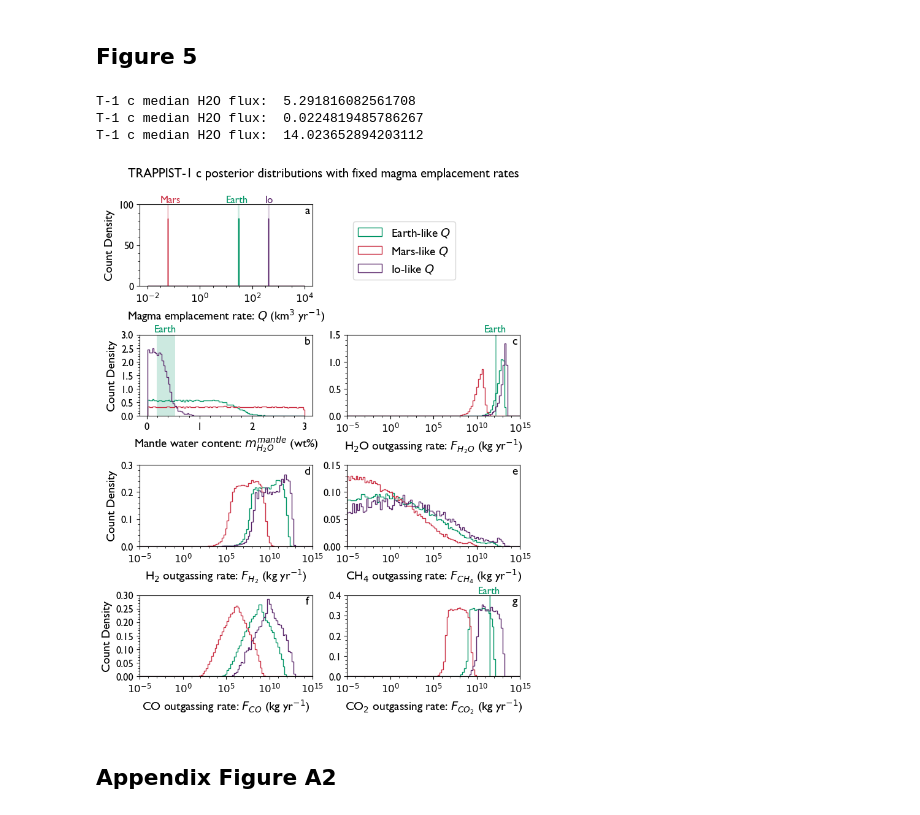
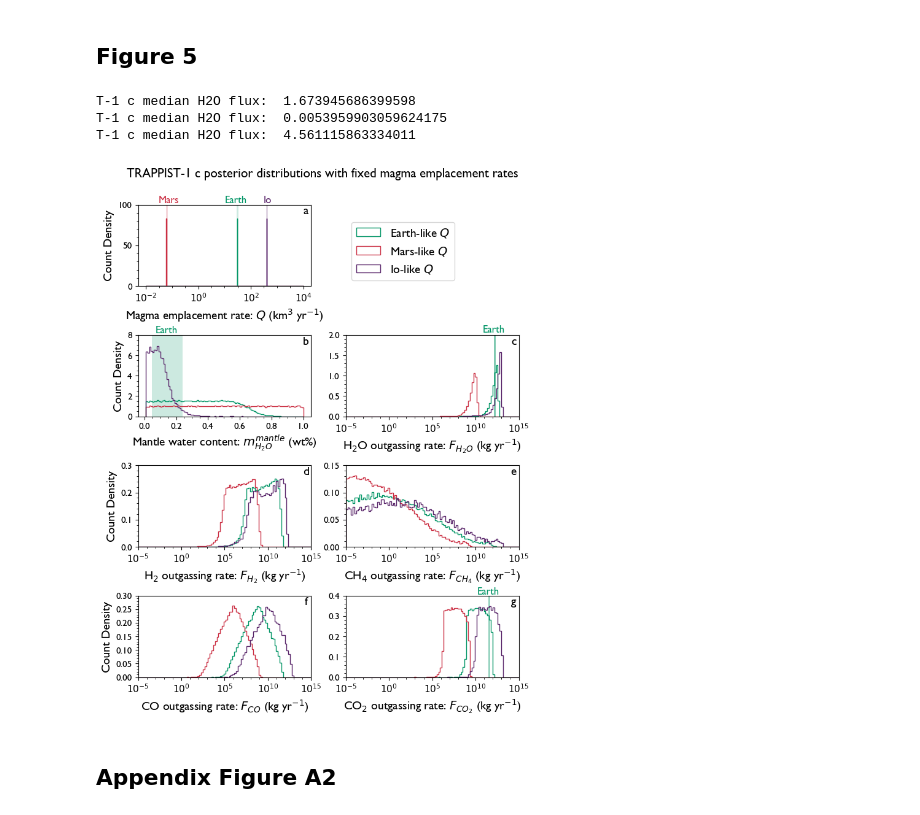
Before and after one commit to trentagon/trout, a Jupyter notebook: plot_SS_data.ipynb, the cells around one changed output. Saved outputs shown, nothing was run; the diff lists cells and outputs as text; code cells hidden in the pictures.

```diff
--- a/plot_SS_data.ipynb
+++ b/plot_SS_data.ipynb
@@ -75,15 +75,15 @@ for i in range(len(var_names)):
 
         match var_name:
             case "m_H2O_mantle":
-                ax[i].hist(var*100,label=planet_labels[j],bins=np.linspace(0.01,3,binnum),density=dent, alpha = al,histtype='step',linewidth=lw,color=col)
+                ax[i].hist(var*100,label=planet_labels[j],bins=np.linspace(0.01,1,binnum),density=dent, alpha = al,histtype='step',linewidth=lw,color=col)
 
                 if j == 0:
-                    x_start = 0.18
-                    x_end = 0.54
+                    x_start = 0.049
+                    x_end = 0.24
                     ax[i].axvspan(x_start, x_end, facecolor=col_earth, alpha=0.2, edgecolor='none')
-                    ax[i].text(x_start - 0.04, 3.1, 'Earth', color=col_earth, fontsize=ss_fs)
-                    ax[i].set_ylim((0,3))
-                    ax[i].set_yticks((0,0.5,1,1.5,2,2.5,3))
+                    ax[i].text(0.07, 8.2, 'Earth', color=col_earth, fontsize=ss_fs)
+                    ax[i].set_ylim((0,8))
+                    ax[i].set_yticks((0,2,4,6,8))
 
             case "Q":
                 ax[i].hist(np.log10(var.astype(float)),label=planet_labels[j],
@@ -119,12 +119,12 @@ for i in range(len(var_names)):
                     x_start = 1.35e12
                     x_end = 2.07e12
                     ax[i].axvspan(np.log10(x_start), np.log10(x_end), facecolor=col_earth, alpha=0.5,edgecolor='none')
-                    ax[i].text(np.log10(x_start*0.05), 1.55, 'Earth', color=col_earth, fontsize=ss_fs)
+                    ax[i].text(np.log10(x_start*0.05), 2.07, 'Earth', color=col_earth, fontsize=ss_fs)
                     ax[i].set_xlim((-5,15))
                     ax[i].set_xticks((-5,0,5,10,15))
 
-                    ax[i].set_ylim((0,1.5))
-                    ax[i].set_yticks((0,0.5,1,1.5))
+                    ax[i].set_ylim((0,2))
+                    ax[i].set_yticks((0,0.5,1,1.5,2))
 
             case "H2_flux":
                 ax[i].hist(np.log10(var[var > 0].astype(float)),bins=np.linspace(-5,15,binnum),label=planet_labels[j],
@@ -188,37 +188,37 @@ for i in range(len(var_names)):
                     ax[i].text(np.log10(x_start*0.05), 0.4075, 'Earth', color=col_earth, fontsize=ss_fs)
                     ax[i].set_xlim((-5,15))
                     ax[i].set_xticks((-5,0,5,10,15))
                     ax[i].set_ylim((0,0.4))
                     ax[i].set_yticks((0,0.1,0.2,0.3,0.4))
 
     #ax[i].yaxis.set_major_formatter(ScalarFormatter(useMathText=True))
     #ax[i].ticklabel_format(axis='y', style='sci', scilimits=(100, 1000))
 
 
 ax[0].set_ylabel("Count Density",fontsize = l_fs)
 ax[2].set_ylabel("Count Density",fontsize = l_fs)
 ax[4].set_ylabel("Count Density",fontsize = l_fs)
 ax[6].set_ylabel("Count Density",fontsize = l_fs)
 handles, labels = ax[0].get_legend_handles_labels()  # Get handles and labels from the first axis
 ax[1].legend(handles, labels, ncol=1, columnspacing=2 , labelspacing=0.5, fontsize=l_fs, loc='lower left')
 ax[1].axis("off")
 
 label_index = 0  # Initialize label index
 for i, axi in enumerate(ax):
     if i == 1:  # Skip the axis that was turned off
         continue
     label = string.ascii_lowercase[label_index]
     axi.text(0.97, 0.92, f"{label}", transform=axi.transAxes, va='center', ha='center', fontsize=14, fontweight='bold')
     label_index += 1  # Increment only for visible axes
 
 
 plt.subplots_adjust(hspace=0.6, wspace = 0.2)
 plt.show()
 # %% [output]
-T-1 c median H2O flux:  5.291816082561708
-T-1 c median H2O flux:  0.0224819485786267
-T-1 c median H2O flux:  14.023652894203112
+T-1 c median H2O flux:  1.673945686399598
+T-1 c median H2O flux:  0.0053959903059624175
+T-1 c median H2O flux:  4.561115863334011
-[figure, old version]
+[figure, new version]
 # %% [markdown]
 ## Appendix Figure A2
 # %%
```
Also changed, not shown: 3 other files.
